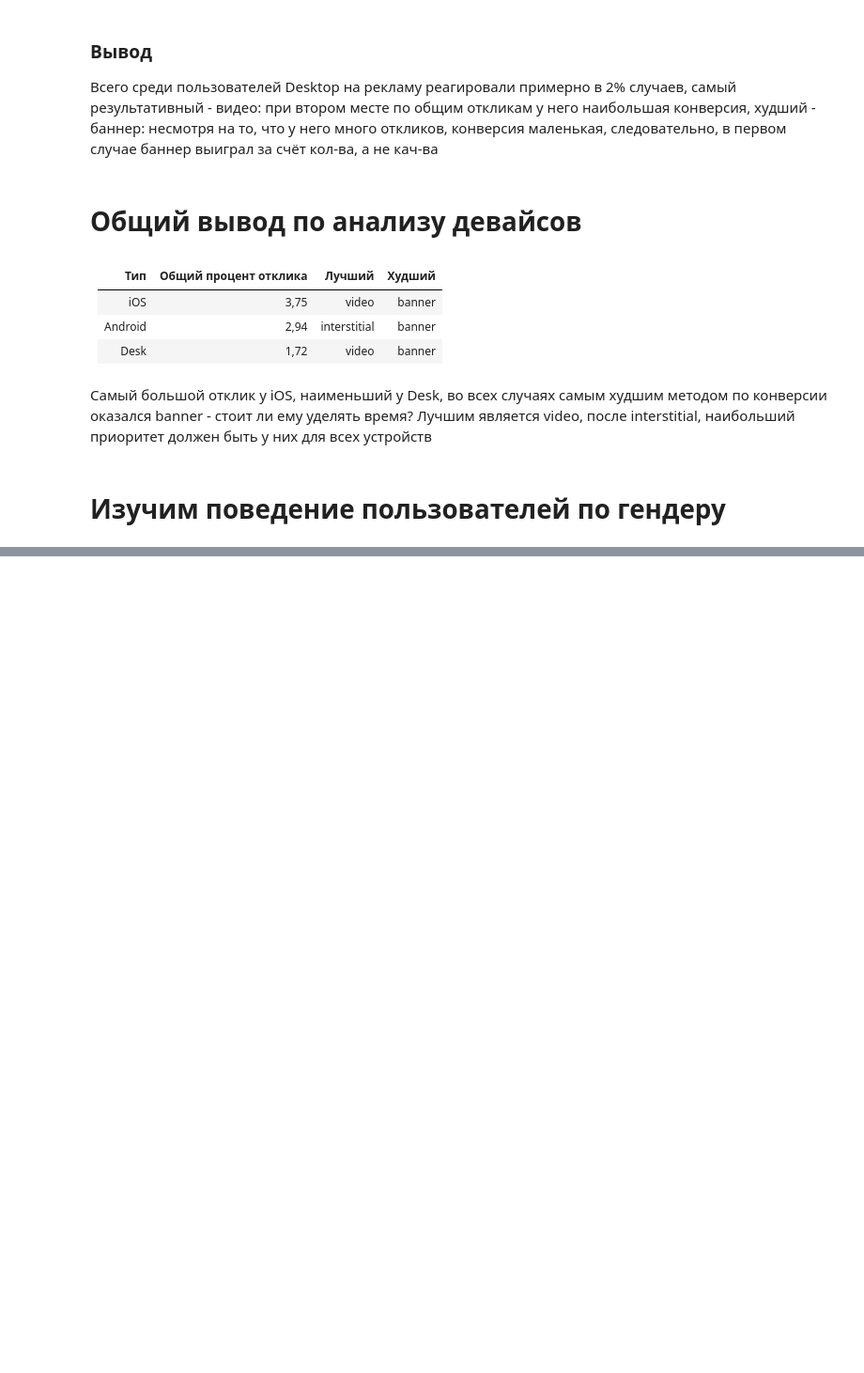
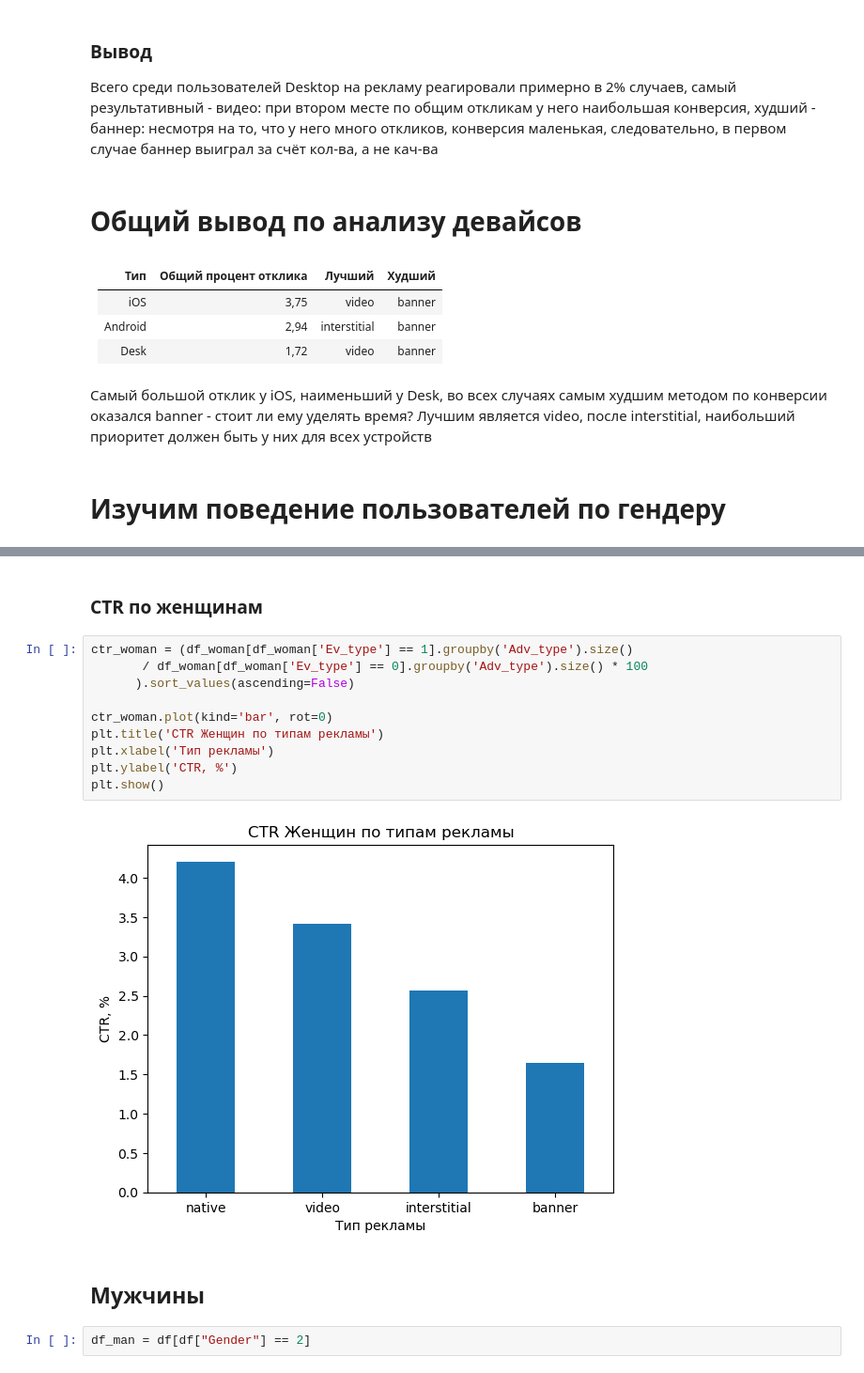
Before and after one commit to fazz0ne/it_funds, a Jupyter notebook: main.ipynb, the cells around one changed output, grey strips where cells are left out. Shown at 94% size. Saved outputs shown, nothing was run; the diff lists cells and outputs as text; blank space fills up the shorter version.

```diff
--- a/main.ipynb
+++ b/main.ipynb
@@ -256,0 +294,18 @@ df["Gend"]
+# %% [markdown]
+### CTR по женщинам
+# %%
+ctr_woman = (df_woman[df_woman['Ev_type'] == 1].groupby('Adv_type').size()
+       / df_woman[df_woman['Ev_type'] == 0].groupby('Adv_type').size() * 100
+      ).sort_values(ascending=False)
+
+ctr_woman.plot(kind='bar', rot=0)
+plt.title('CTR Женщин по типам рекламы')
+plt.xlabel('Тип рекламы')
+plt.ylabel('CTR, %')
+plt.show()
+# %% [output]
+[figure, added]
+# %% [markdown]
+## Мужчины
+# %%
+df_man = df[df["Gender"] == 2]
```
Also changed, not shown: parts of 17 cells of this notebook.
